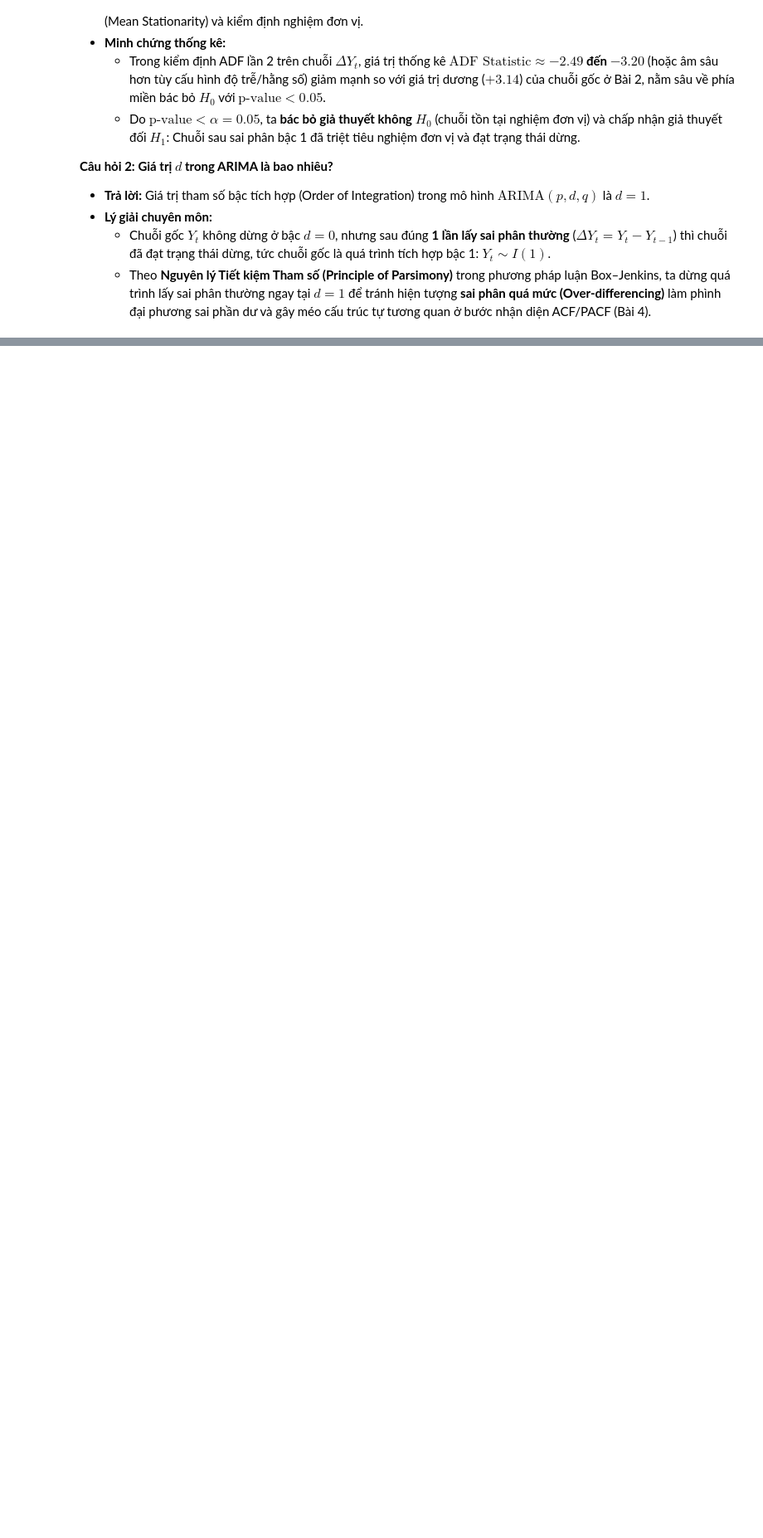
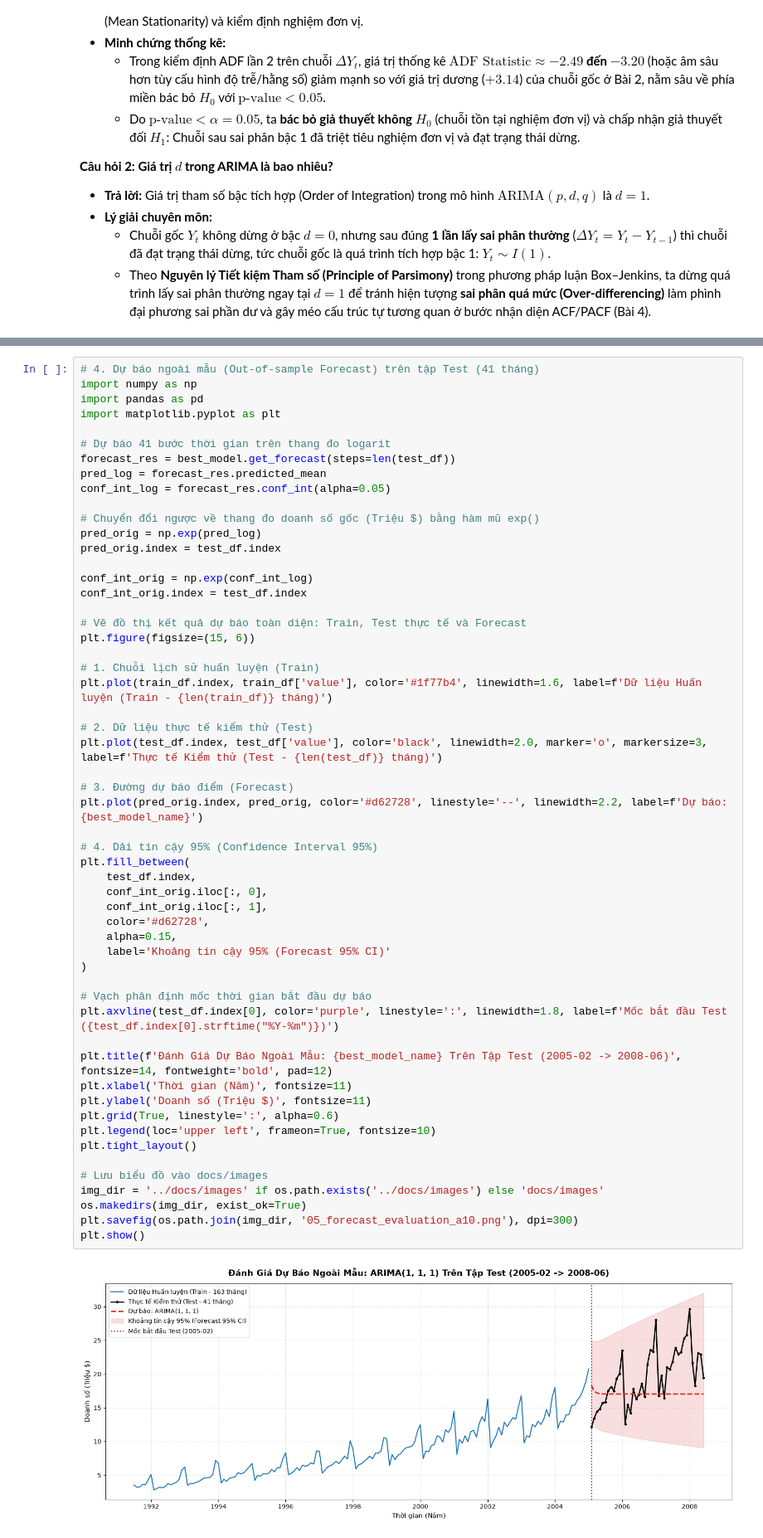
Before and after one commit to ZojithichIT/Lab2_Timeseries, a Jupyter notebook: scripts/main.ipynb, the cells around one changed output, grey strips where cells are left out. Shown at 83% size. Drawn from its saved outputs; the diff is of its cells as text; blank space fills up the shorter version.

```diff
--- a/scripts/main.ipynb
+++ b/scripts/main.ipynb
@@ -1395,0 +816,57 @@ Dựa trên kết quả thực nghiệm hoàn chỉnh trên Dataset 2 (`AirPasse
+# %%
+# 4. Dự báo ngoài mẫu (Out-of-sample Forecast) trên tập Test (41 tháng)
+import numpy as np
+import pandas as pd
+import matplotlib.pyplot as plt
+
+# Dự báo 41 bước thời gian trên thang đo logarit
+forecast_res = best_model.get_forecast(steps=len(test_df))
+pred_log = forecast_res.predicted_mean
+conf_int_log = forecast_res.conf_int(alpha=0.05)
+
+# Chuyển đổi ngược về thang đo doanh số gốc (Triệu $) bằng hàm mũ exp()
+pred_orig = np.exp(pred_log)
+pred_orig.index = test_df.index
+
+conf_int_orig = np.exp(conf_int_log)
+conf_int_orig.index = test_df.index
+
+# Vẽ đồ thị kết quả dự báo toàn diện: Train, Test thực tế và Forecast
+plt.figure(figsize=(15, 6))
+
+# 1. Chuỗi lịch sử huấn luyện (Train)
+plt.plot(train_df.index, train_df['value'], color='#1f77b4', linewidth=1.6, label=f'Dữ liệu Huấn luyện (Train - {len(train_df)} tháng)')
+
+# 2. Dữ liệu thực tế kiểm thử (Test)
+plt.plot(test_df.index, test_df['value'], color='black', linewidth=2.0, marker='o', markersize=3, label=f'Thực tế Kiểm thử (Test - {len(test_df)} tháng)')
+
+# 3. Đường dự báo điểm (Forecast)
+plt.plot(pred_orig.index, pred_orig, color='#d62728', linestyle='--', linewidth=2.2, label=f'Dự báo: {best_model_name}')
+
+# 4. Dải tin cậy 95% (Confidence Interval 95%)
+plt.fill_between(
+    test_df.index,
+    conf_int_orig.iloc[:, 0],
+    conf_int_orig.iloc[:, 1],
+    color='#d62728',
+    alpha=0.15,
+    label='Khoảng tin cậy 95% (Forecast 95% CI)'
+)
+
+# Vạch phân định mốc thời gian bắt đầu dự báo
+plt.axvline(test_df.index[0], color='purple', linestyle=':', linewidth=1.8, label=f'Mốc bắt đầu Test ({test_df.index[0].strftime("%Y-%m")})')
+
+plt.title(f'Đánh Giá Dự Báo Ngoài Mẫu: {best_model_name} Trên Tập Test (2005-02 -> 2008-06)', fontsize=14, fontweight='bold', pad=12)
+plt.xlabel('Thời gian (Năm)', fontsize=11)
+plt.ylabel('Doanh số (Triệu $)', fontsize=11)
+plt.grid(True, linestyle=':', alpha=0.6)
+plt.legend(loc='upper left', frameon=True, fontsize=10)
+plt.tight_layout()
+
+# Lưu biểu đồ vào docs/images
+img_dir = '../docs/images' if os.path.exists('../docs/images') else 'docs/images'
+os.makedirs(img_dir, exist_ok=True)
+plt.savefig(os.path.join(img_dir, '05_forecast_evaluation_a10.png'), dpi=300)
+plt.show()
+# %% [output]
+[figure, added]
```
Also changed, not shown: parts of 31 cells of this notebook, 14 other files.
